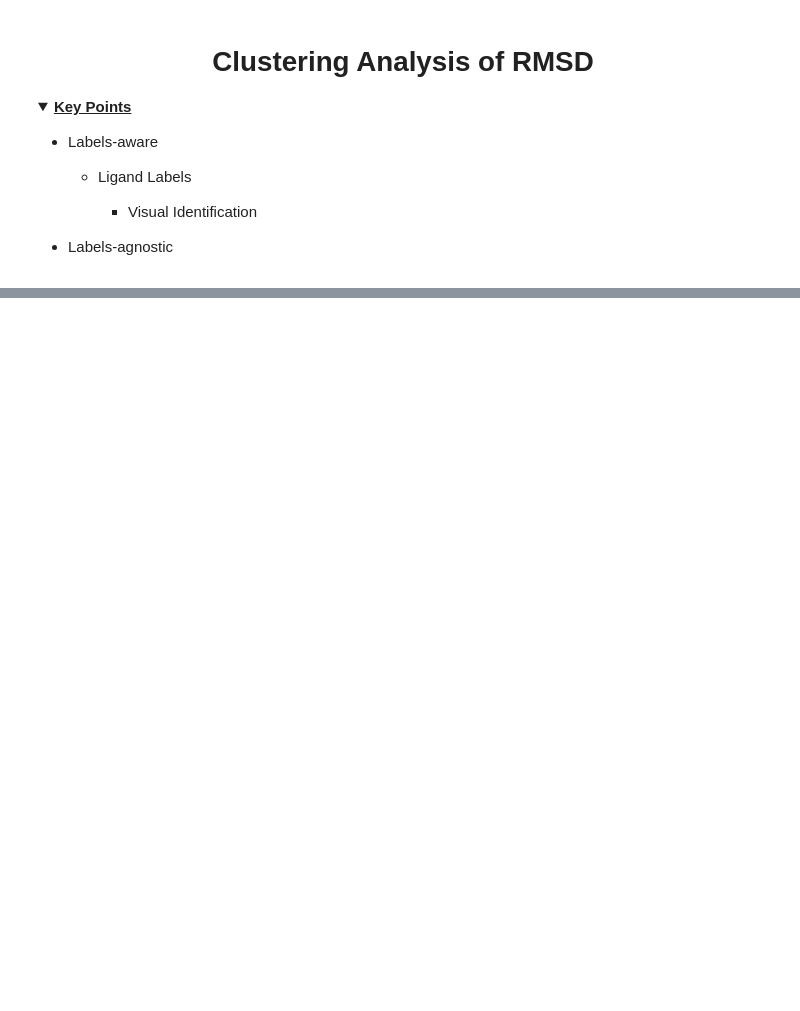
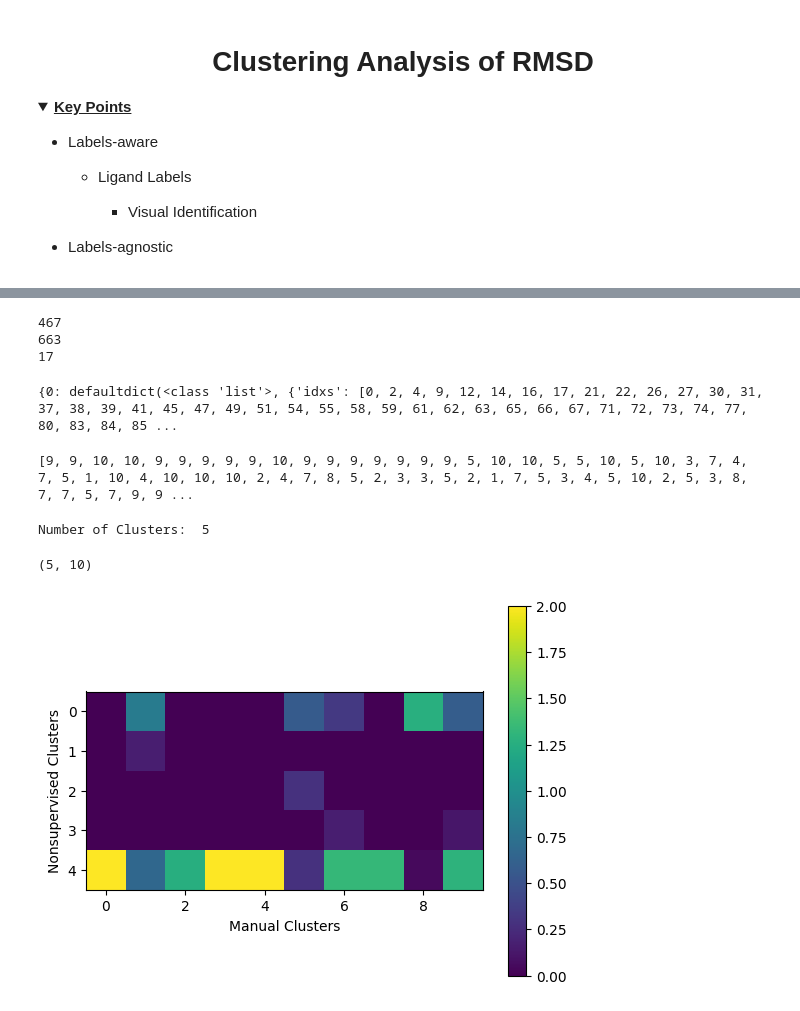
Before and after one commit to xchem/xaidar, a Jupyter notebook: notebooks/tasks/ev2a/fragalysis/04.3-clustering.ipynb, the cells around one changed output, grey strips where cells are left out. Cells and saved outputs as stored; diff of their text form; code cells hidden in the pictures; blank space fills up the shorter version.

Commit message:
1st attempt of clustering with manual aid

```diff
--- a/notebooks/tasks/ev2a/fragalysis/04.3-clustering.ipynb
+++ b/notebooks/tasks/ev2a/fragalysis/04.3-clustering.ipynb
@@ -146,7 +249,0 @@ A0525a or  A0540a or  A0278a or  A0152a or  A0228a or  A0229a
-# %%
-
-lst = """
-
-""".split("\n")
-print( lst[1:-1])
-# print( str.join(" or  ", lst) )
@@ -155,6 +249,0 @@ print( lst[1:-1])
-# %%
-lst = """A0900a
-A1128a
-""".split("\n")
-print( lst[:-1])
-# print( str.join(" or  ", lst) )
@@ -163,7 +249,0 @@ print( lst[:-1])
-# %%
-# Canonical Site :
-
-lst = """
-
-""".split("\n")
-print( lst[1:-1])
@@ -184,0 +250,14 @@ str.join(" or  ", cluster_lists[2])
+# %%
+# Not manually labelled
+
+
+manually_labelled = [ item for lst in cluster_lists + pip_cluster for item in lst]
+not_manually_labelled = list( set(lst_datasets).difference(set(manually_labelled)) )
+cluster_dict[10] = not_manually_labelled
+print( len(lst_datasets) )
+print( len(manually_labelled) )
+print( len(not_manually_labelled))
+# %% [output]
+467
+663
+17
@@ -184,0 +274,33 @@ str.join(" or  ", cluster_lists[2])
+# %%
+
+for clust_size, clust_dict in cluster_labels :
+    for clust_idx, clust_dftdict in clust_dict.items():
+        clust_dftdict["manual_label"].extend( [ dataset2manual_Labels_dict[dataset] for dataset in clust_dftdict["datasets"] ] )
+# %% [output]
+{0: defaultdict(<class 'list'>, {'idxs': [0, 2, 4, 9, 12, 14, 16, 17, 21, 22, 26, 27, 30, 31, 37, 38, 39, 41, 45, 47, 49, 51, 54, 55, 58, 59, 61, 62, 63, 65, 66, 67, 71, 72, 73, 74, 77, 80, 83, 84, 85 ...
+# %%
+print(cluster_labels[5][1][0]["manual_label"])
+# %% [output]
+[9, 9, 10, 10, 9, 9, 9, 9, 9, 10, 9, 9, 9, 9, 9, 9, 9, 5, 10, 10, 5, 5, 10, 5, 10, 3, 7, 4, 7, 5, 1, 10, 4, 10, 10, 10, 2, 4, 7, 8, 5, 2, 3, 3, 5, 2, 1, 7, 5, 3, 4, 5, 10, 2, 5, 3, 8, 7, 7, 5, 7, 9, 9 ...
+# %%
+print("Number of Clusters: ", len(cluster_labels[3][1]))
+# %% [output]
+Number of Clusters:  5
+# %%
+lst_manual_labels = [ [ cluster_labels[3][1][idx]["manual_label"].count(manual_label) / len(cluster_dict[manual_label])
+                      for manual_label in list( range( 1, 11 ) ) ]
+                    for idx in range(len(cluster_labels[3][1])) ]
+
+print( np.array(lst_manual_labels).shape)
+labels_array = np.array(lst_manual_labels)
+
+plt.figure()
+plt.imshow(labels_array)
+plt.colorbar()
+plt.xlabel("Manual Clusters")
+plt.ylabel("Nonsupervised Clusters")
+plt.show()
+# manual_labels = list( range( 1, 11 ) )
+# %% [output]
+(5, 10)
+[figure, added]
```
Also changed, not shown: parts of 19 cells of this notebook.
